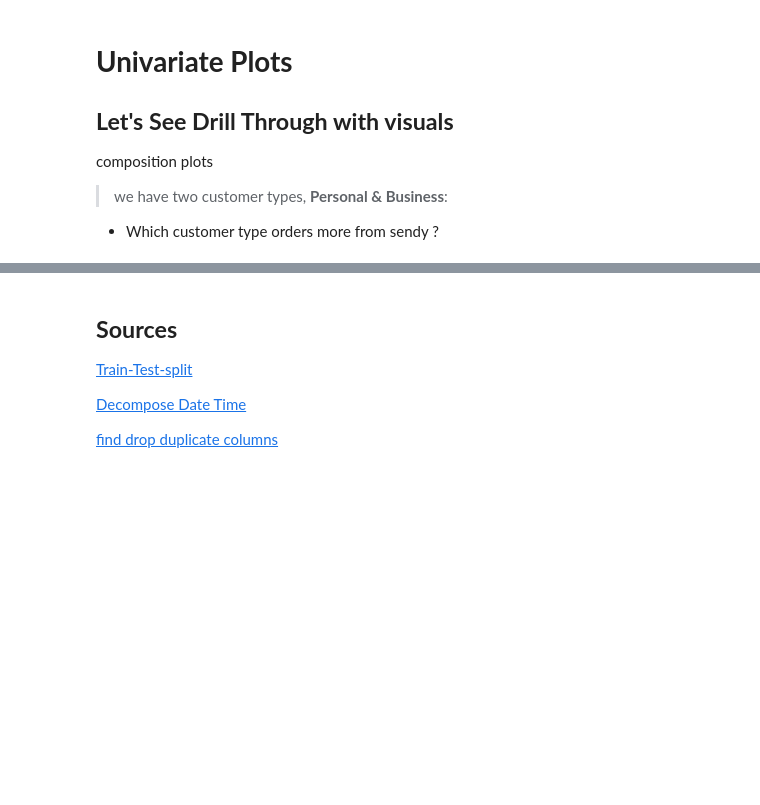
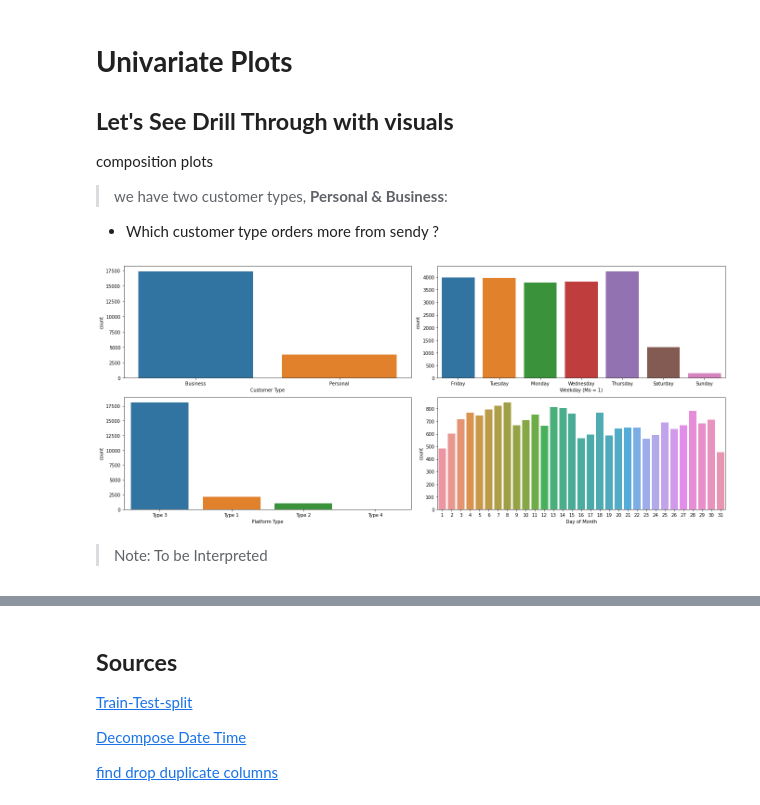
Before and after one commit to Explore-EDSA-2020/Regression-Sendy-Logistics-Challenge, a Jupyter notebook: notebook/Sendy_logistics_EDA.ipynb, the cells around one changed output, grey strips where cells are left out. Saved outputs shown, nothing was run; the diff lists cells and outputs as text; code cells hidden in the pictures; blank space fills up the shorter version.

```diff
--- a/notebook/Sendy_logistics_EDA.ipynb
+++ b/notebook/Sendy_logistics_EDA.ipynb
@@ -405,3 +500,29 @@ composition plots
 
 > we have two customer types, **Personal & Business**:
   - Which customer type orders more from sendy ?
+# %%
+# distribution plot
+rows = 2
+cols = 2
+
+# setup layout for subplots
+fig, ax = plt.subplots(nrows=rows, ncols=cols, figsize=(19,8))
+
+
+# get number of columns
+columns = ['Customer Type', 'Weekday (Mo = 1)', 'Platform Type', 'Day of Month']
+# train_riders
+index = 0
+
+for row in range(rows):
+    for col in range(cols):
+        sns.countplot(train_prep[columns[index]], ax=ax[row][col], )
+        index +=1
+
+
+# fix squeezed layout
+plt.tight_layout()
+# %% [output]
+[figure, added]
+# %% [markdown]
+> Note: To be Interpreted
```
Also changed, not shown: parts of 14 cells of this notebook.
